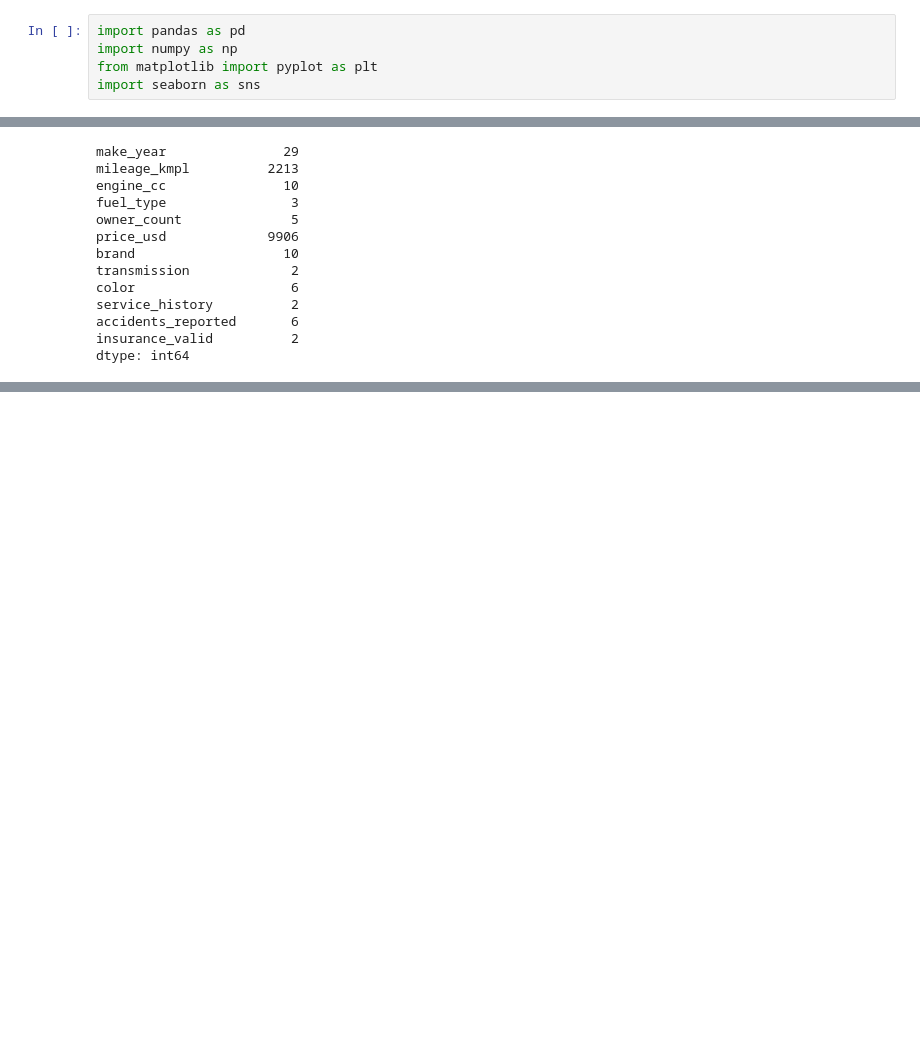
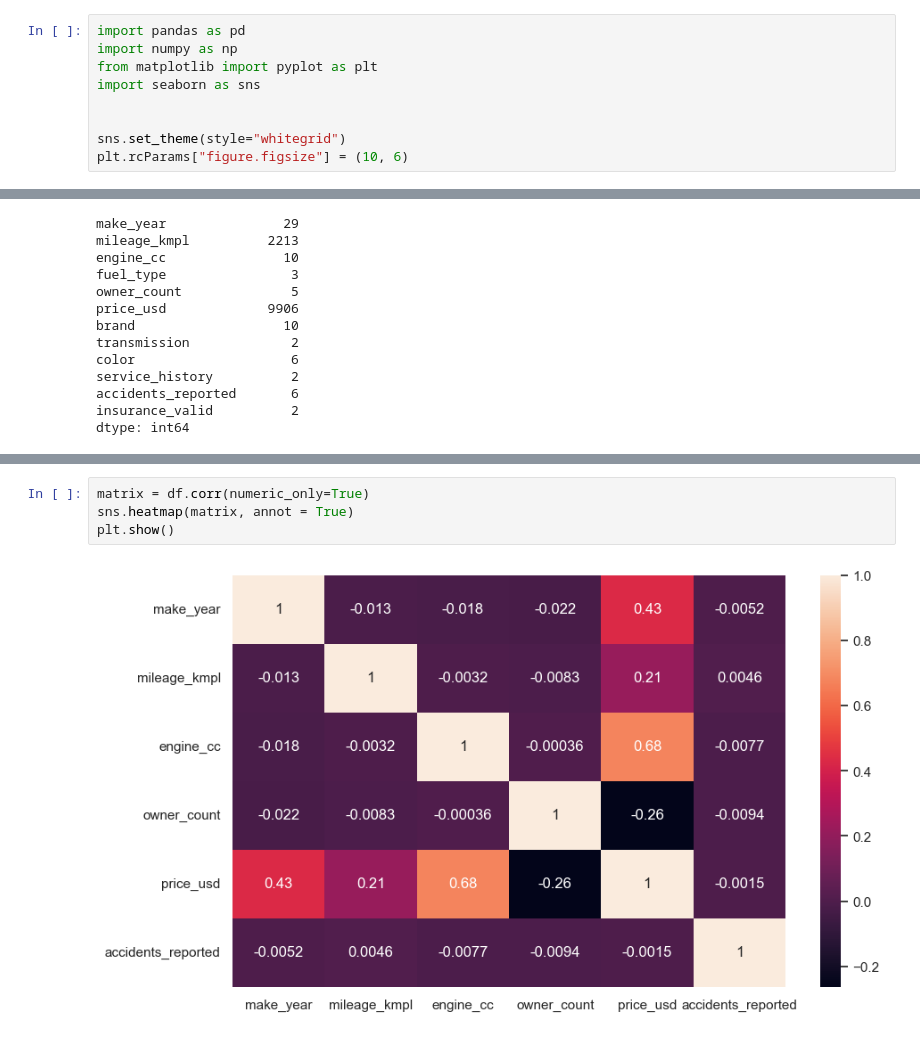
Before and after one commit to Tolreri21/used-car-price-service, a Jupyter notebook: notebooks/eda.ipynb, the cells around one changed output, grey strips where cells are left out. Saved outputs shown, nothing was run; the diff lists cells and outputs as text; blank space fills up the shorter version.

```diff
--- a/notebooks/eda.ipynb
+++ b/notebooks/eda.ipynb
@@ -3,6 +3,10 @@ import pandas as pd
 import numpy as np
 from matplotlib import pyplot as plt
 import seaborn as sns
+
+
+sns.set_theme(style="whitegrid")
+plt.rcParams["figure.figsize"] = (10, 6)
 # %%
 df = pd.read_csv("../data/cars.csv")
 print(df.head(5))
@@ -62,0 +97,6 @@ Name: count, dtype: int64
+# %%
+matrix = df.corr(numeric_only=True)
+sns.heatmap(matrix, annot = True)
+plt.show()
+# %% [output]
+[figure, added]
```
Also changed, not shown: parts of 14 cells of this notebook.
